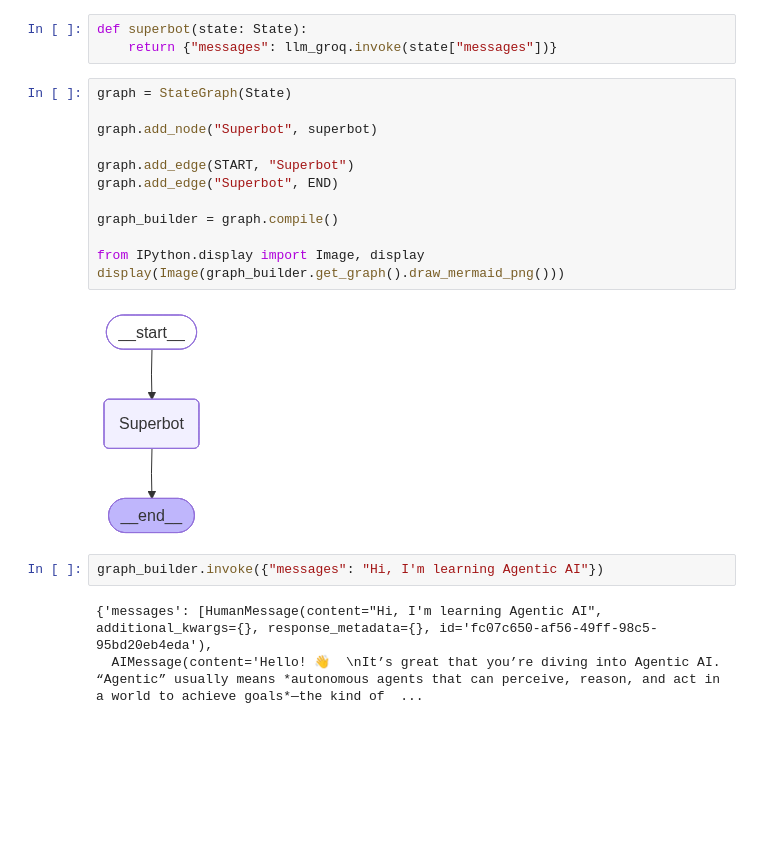
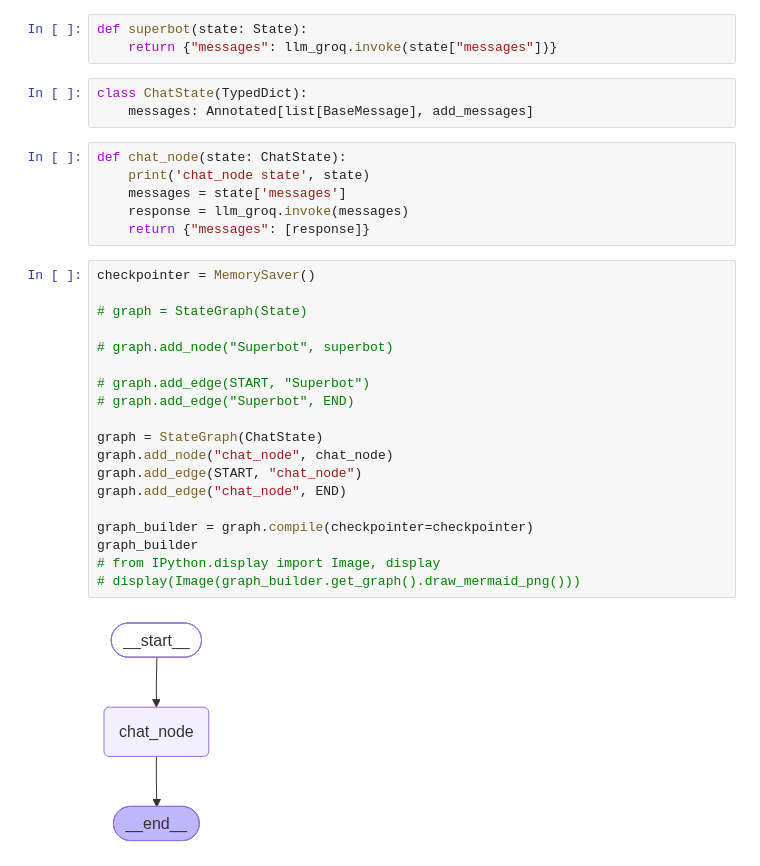
Before and after one commit to indrasisdatta/agentic-ai-app, a Jupyter notebook: langgraph-basics/2-simple-chatbot.ipynb, the cells around one changed output. Cells and saved outputs as stored; diff of their text form; blank space fills up the shorter version.

Commit message:
LangGraph chains, simple chatbot

```diff
--- a/langgraph-basics/2-simple-chatbot.ipynb
+++ b/langgraph-basics/2-simple-chatbot.ipynb
@@ -29,22 +32,33 @@ AIMessage(content='Hello, Indrasis! 👋 How can I assist you today?', additiona
 # %%
 def superbot(state: State):
     return {"messages": llm_groq.invoke(state["messages"])}
+# %%
+class ChatState(TypedDict):
+    messages: Annotated[list[BaseMessage], add_messages]
+# %%
+def chat_node(state: ChatState):
+    print('chat_node state', state)
+    messages = state['messages']
+    response = llm_groq.invoke(messages)
+    return {"messages": [response]}
 # %%
-graph = StateGraph(State)
+checkpointer = MemorySaver()
 
-graph.add_node("Superbot", superbot)
+# graph = StateGraph(State)
 
-graph.add_edge(START, "Superbot")
-graph.add_edge("Superbot", END)
+# graph.add_node("Superbot", superbot)
 
-graph_builder = graph.compile()
+# graph.add_edge(START, "Superbot")
+# graph.add_edge("Superbot", END)
 
-from IPython.display import Image, display
-display(Image(graph_builder.get_graph().draw_mermaid_png()))
+graph = StateGraph(ChatState)
+graph.add_node("chat_node", chat_node)
+graph.add_edge(START, "chat_node")
+graph.add_edge("chat_node", END)
+
+graph_builder = graph.compile(checkpointer=checkpointer)
+graph_builder
+# from IPython.display import Image, display
+# display(Image(graph_builder.get_graph().draw_mermaid_png()))
 # %% [output]
-[figure, old version]
+[figure, new version]
-# %%
-graph_builder.invoke({"messages": "Hi, I'm learning Agentic AI"})
-# %% [output]
-{'messages': [HumanMessage(content="Hi, I'm learning Agentic AI", additional_kwargs={}, response_metadata={}, id='fc07c650-af56-49ff-98c5-95bd20eb4eda'),
-  AIMessage(content='Hello! 👋  \nIt’s great that you’re diving into Agentic AI.  “Agentic” usually means *autonomous agents that can perceive, reason, and act in a world to achieve goals*—the kind of  ...
```
Also changed, not shown: parts of 4 cells of this notebook, 3 other files.
